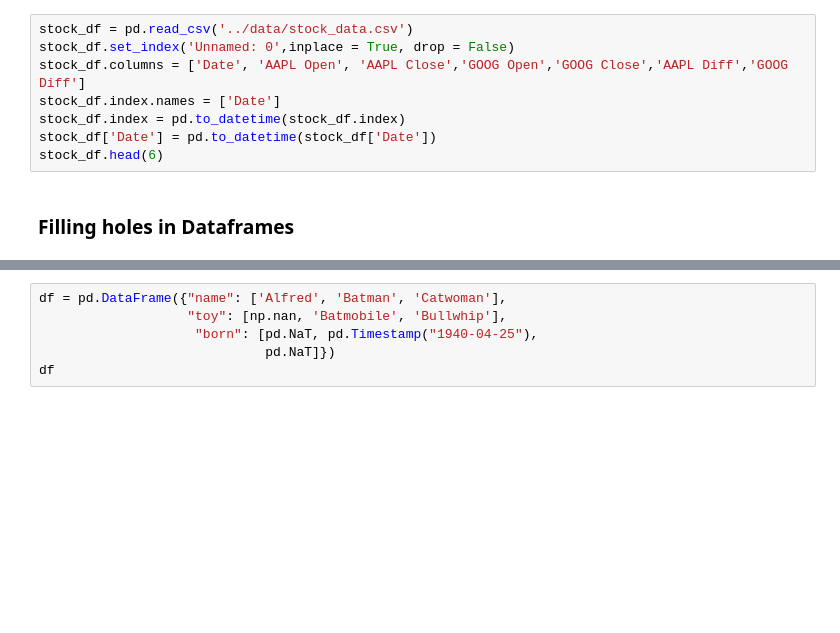
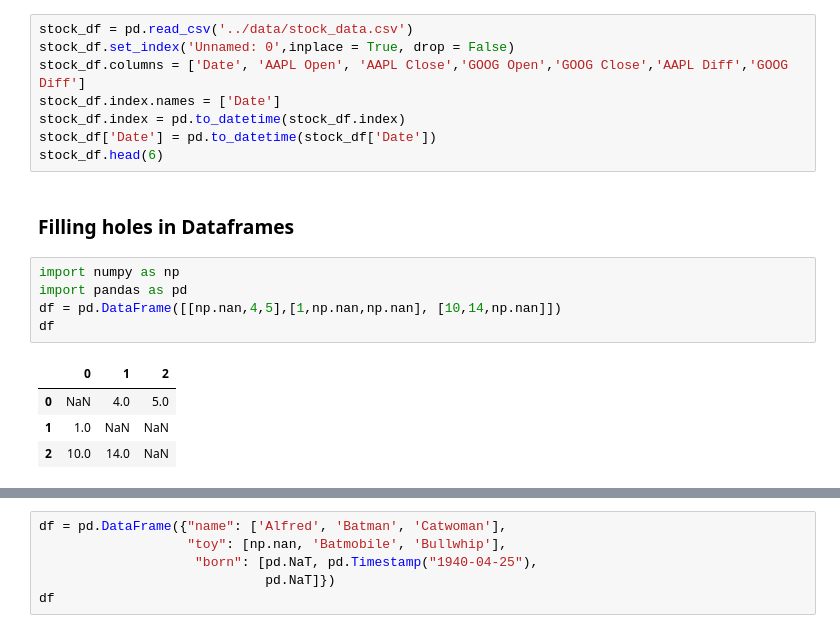
Before and after one commit to redmage123/pandas-timeseries, a Jupyter notebook: docs/pandas-timeseries.ipynb, the cells around one changed output, grey strips where cells are left out. Saved outputs shown, nothing was run; the diff lists cells and outputs as text; blank space fills up the shorter version.

```diff
--- a/docs/pandas-timeseries.ipynb
+++ b/docs/pandas-timeseries.ipynb
@@ -558,3 +571,13 @@ stock_df['Date'] = pd.to_datetime(stock_df['Date'])
 stock_df.head(6)
 # %% [markdown]
 ### Filling holes in Dataframes
+# %%
+import numpy as np
+import pandas as pd
+df = pd.DataFrame([[np.nan,4,5],[1,np.nan,np.nan], [10,14,np.nan]])
+df
+# %% [output]
+|  | 0 | 1 | 2 |
+| 0 | NaN | 4.0 | 5.0 |
+| 1 | 1.0 | NaN | NaN |
+| 2 | 10.0 | 14.0 | NaN |
```
Also changed, not shown: parts of 25 cells of this notebook, 3 other files.
